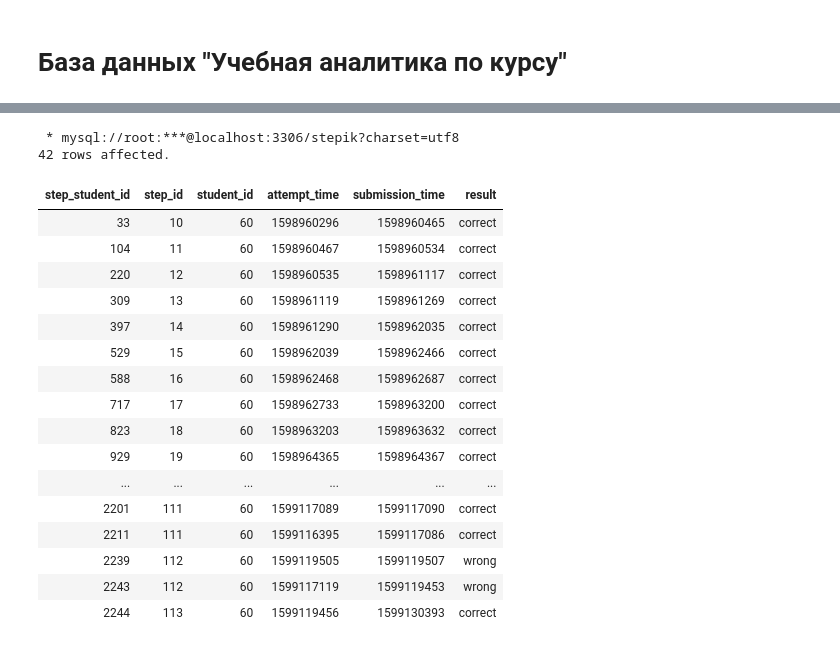
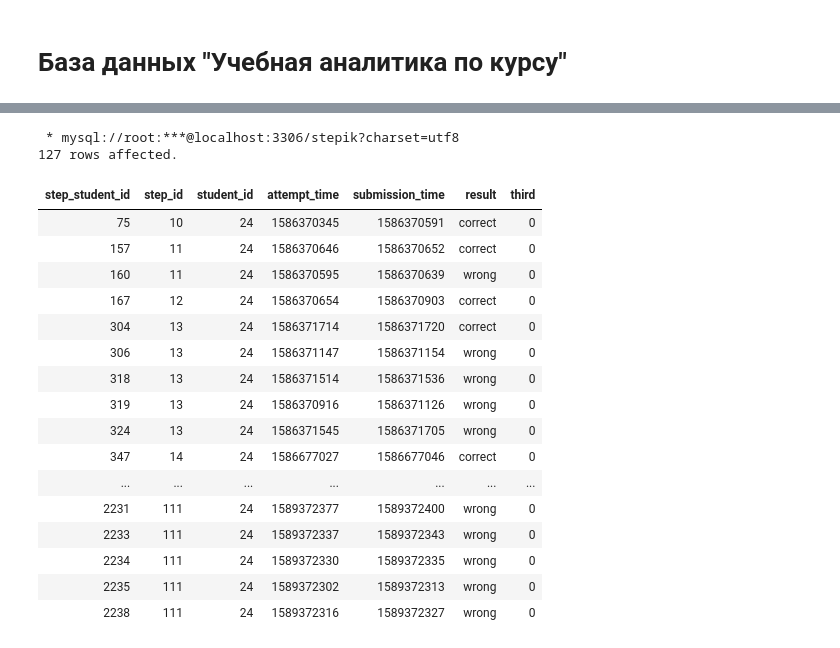
Before and after one commit to KhraksMamtsov/stepik-sql-exercises, a Jupyter notebook: 3.5.ipynb, the cells around one changed output, grey strips where cells are left out. Saved outputs shown, nothing was run; the diff lists cells and outputs as text; code cells hidden in the pictures.

```diff
--- a/3.5.ipynb
+++ b/3.5.ipynb
@@ -637,28 +644,31 @@ FROM
 # %%
 %%sql
-
-
-
-    SELECT * FROM step_student
-    WHERE student_id = 60
-    ORDER BY step_id
+SELECT
+    *,
+    BIT_AND(result = 'wrong') OVER(PARTITION BY student_id, step_id) AS third
+FROM
+    step_student
+WHERE
+    student_id = 24
+ORDER BY
+    step_id
 # %% [output]
  * mysql://root:***@localhost:3306/stepik?charset=utf8
-42 rows affected.
+127 rows affected.
-| step_student_id | step_id | student_id | attempt_time | submission_time | result |
-| 33 | 10 | 60 | 1598960296 | 1598960465 | correct |
-| 104 | 11 | 60 | 1598960467 | 1598960534 | correct |
-| 220 | 12 | 60 | 1598960535 | 1598961117 | correct |
-| 309 | 13 | 60 | 1598961119 | 1598961269 | correct |
-| 397 | 14 | 60 | 1598961290 | 1598962035 | correct |
-| 529 | 15 | 60 | 1598962039 | 1598962466 | correct |
-| 588 | 16 | 60 | 1598962468 | 1598962687 | correct |
-| 717 | 17 | 60 | 1598962733 | 1598963200 | correct |
-| 823 | 18 | 60 | 1598963203 | 1598963632 | correct |
-| 929 | 19 | 60 | 1598964365 | 1598964367 | correct |
-| ... | ... | ... | ... | ... | ... |
-| 2201 | 111 | 60 | 1599117089 | 1599117090 | correct |
-| 2211 | 111 | 60 | 1599116395 | 1599117086 | correct |
-| 2239 | 112 | 60 | 1599119505 | 1599119507 | wrong |
-| 2243 | 112 | 60 | 1599117119 | 1599119453 | wrong |
-| 2244 | 113 | 60 | 1599119456 | 1599130393 | correct |
+| step_student_id | step_id | student_id | attempt_time | submission_time | result | third |
+| 75 | 10 | 24 | 1586370345 | 1586370591 | correct | 0 |
+| 157 | 11 | 24 | 1586370646 | 1586370652 | correct | 0 |
+| 160 | 11 | 24 | 1586370595 | 1586370639 | wrong | 0 |
+| 167 | 12 | 24 | 1586370654 | 1586370903 | correct | 0 |
+| 304 | 13 | 24 | 1586371714 | 1586371720 | correct | 0 |
+| 306 | 13 | 24 | 1586371147 | 1586371154 | wrong | 0 |
+| 318 | 13 | 24 | 1586371514 | 1586371536 | wrong | 0 |
+| 319 | 13 | 24 | 1586370916 | 1586371126 | wrong | 0 |
+| 324 | 13 | 24 | 1586371545 | 1586371705 | wrong | 0 |
+| 347 | 14 | 24 | 1586677027 | 1586677046 | correct | 0 |
+| ... | ... | ... | ... | ... | ... | ... |
+| 2231 | 111 | 24 | 1589372377 | 1589372400 | wrong | 0 |
+| 2233 | 111 | 24 | 1589372337 | 1589372343 | wrong | 0 |
+| 2234 | 111 | 24 | 1589372330 | 1589372335 | wrong | 0 |
+| 2235 | 111 | 24 | 1589372302 | 1589372313 | wrong | 0 |
+| 2238 | 111 | 24 | 1589372316 | 1589372327 | wrong | 0 |
```
Also changed, not shown: parts of 1 cell of this notebook.
